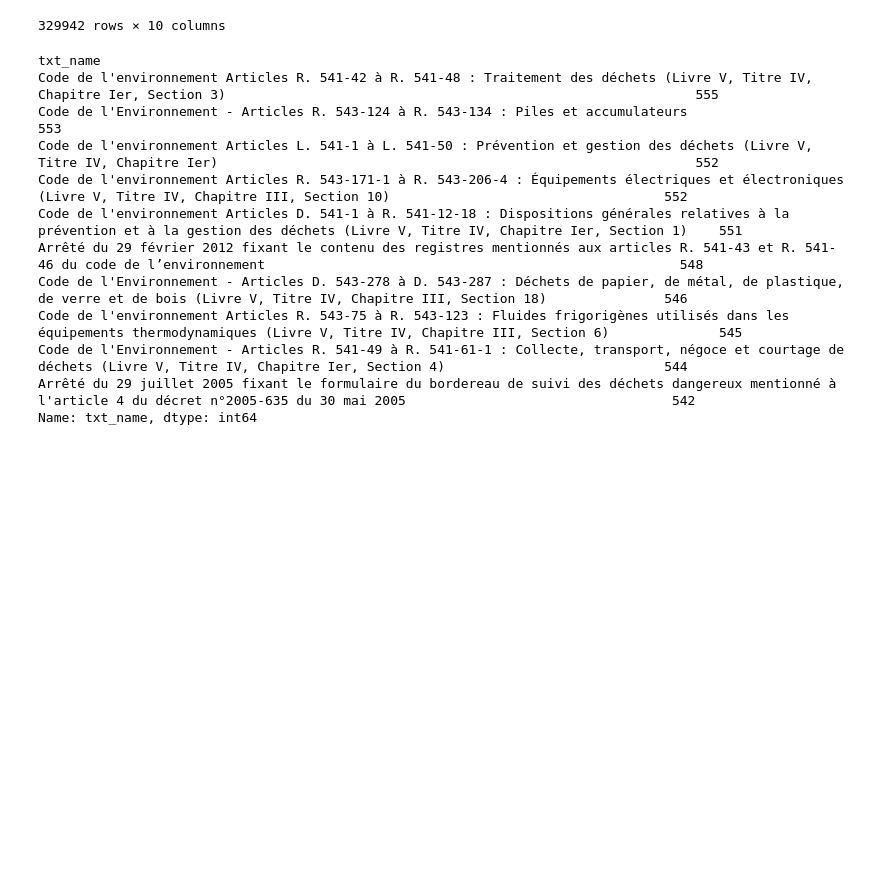
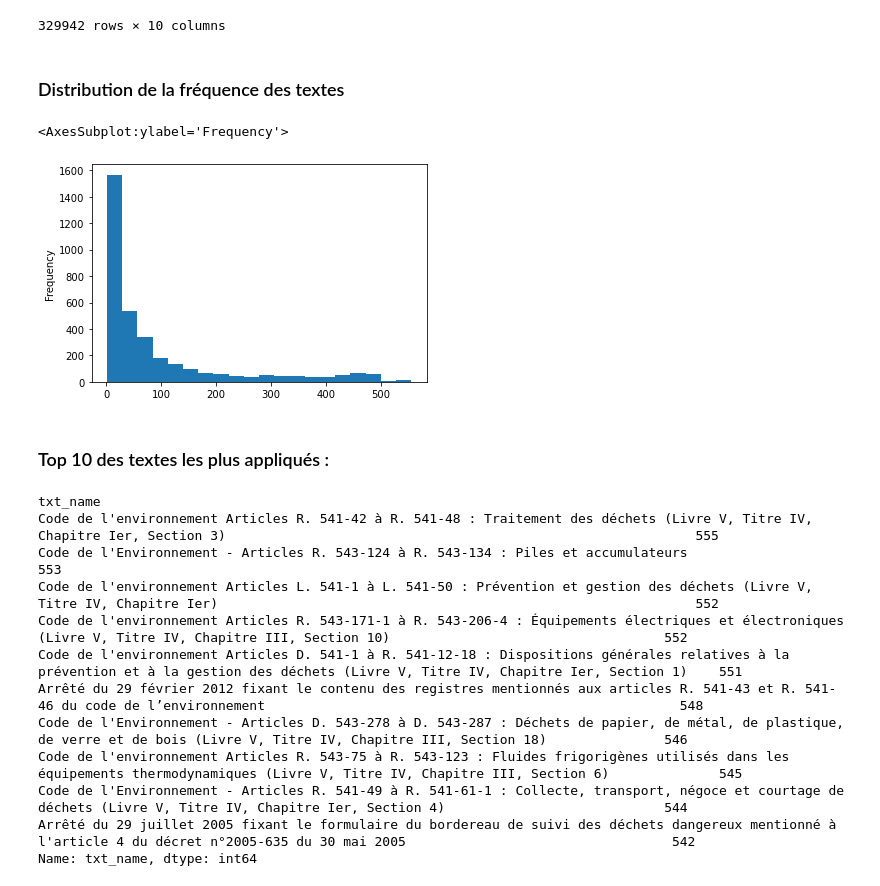
Before and after one commit to remi-vidal/StatApp, a Jupyter notebook: Decouverte_base.ipynb, the cells around one changed output. Saved outputs shown, nothing was run; the diff lists cells and outputs as text; code cells hidden in the pictures; blank space fills up the shorter version.

```diff
--- a/Decouverte_base.ipynb
+++ b/Decouverte_base.ipynb
@@ -220,6 +188,15 @@ df_appliques
 | 329940 | d373944534afdf1e0134b3bb69031a2d | ff80818173787da801739e854673578c | d373944534afdf1e0134b3bb69031a2d | TXA9060 | Arrêté du 14 décembre 2011 relati... | 4028807d16245e4d01162524d5946b01 | 4028807d16245e4d01162524db946b37 | 3. SÉCURITÉ | ... |
 | 329941 | 4028807d16245e4d011625429ac45434 | ff80818173787da801739e854673578c | 4028807d16245e4d011625429ac45434 | TXA3271 | Arrêté du 8 octobre 1987 relatif ... | 4028807d16245e4d01162524cc546a8c | 4028807d16245e4d01162524db946b37 | 3. SÉCURITÉ | ... |
 329942 rows × 10 columns
+# %% [markdown]
+### Distribution de la fréquence des textes
+# %%
+df_appliques.groupby("txt_name")["txt_name"].count().plot.hist(bins=20)
+# %% [output]
+<AxesSubplot:ylabel='Frequency'>
+[figure, added]
+# %% [markdown]
+### Top 10 des textes les plus appliqués :
 # %%
 df_appliques.groupby("txt_name")["txt_name"].count().sort_values(ascending= False).head(10)
 # %% [output]
```
Also changed, not shown: parts of 20 cells of this notebook.
